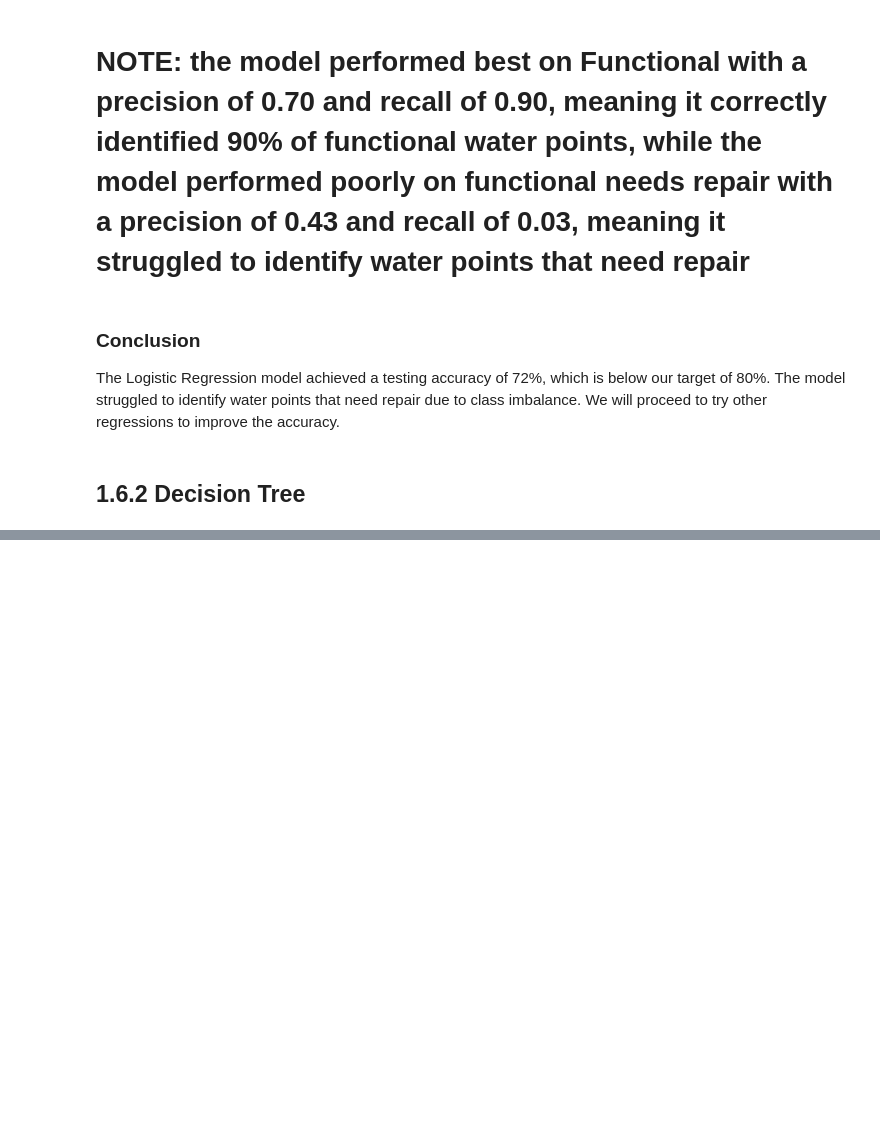
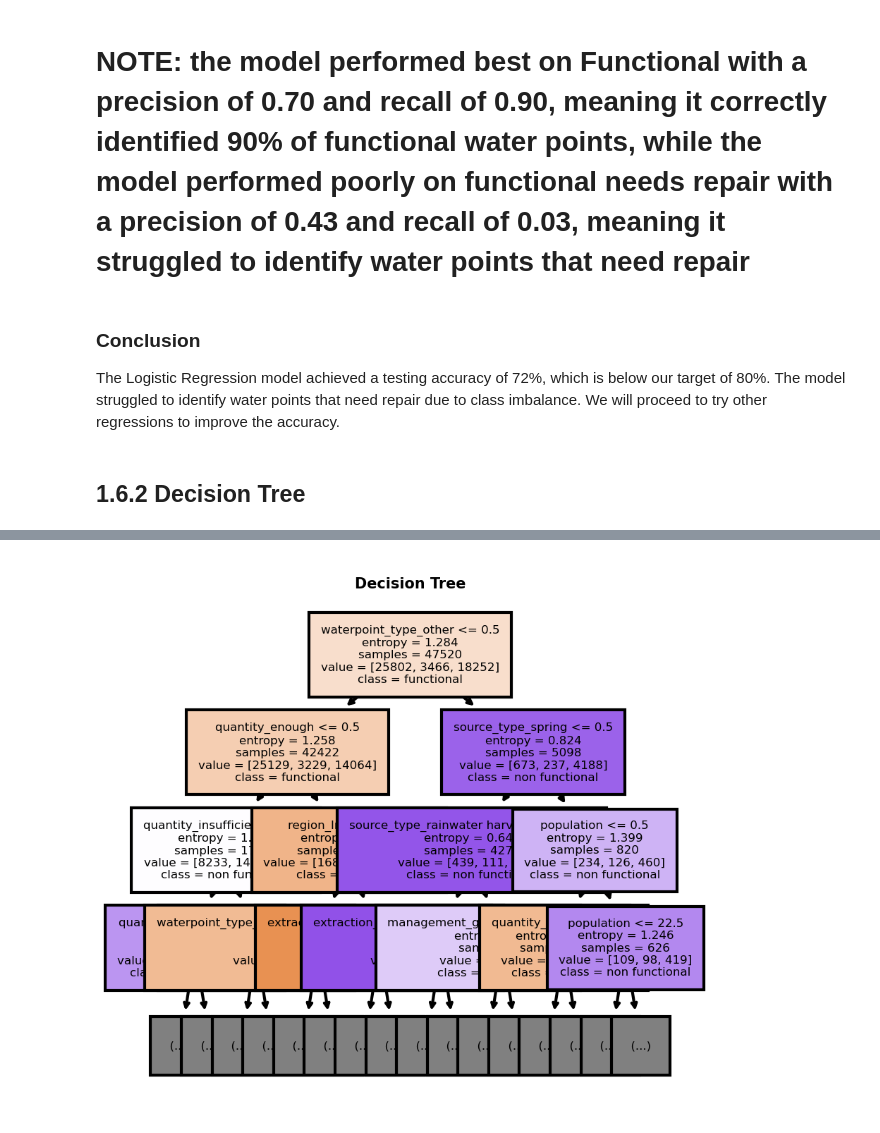
Before and after one commit to nduvawinnie/TANZANIAN_WATERWELL_PREDICTIVE_MODEL_REVIEW_1, a Jupyter notebook: PHASE_3_PROJECT/Tanzanian_water_wells.ipynb, the cells around one changed output, grey strips where cells are left out. Cells and saved outputs as stored; diff of their text form; code cells hidden in the pictures; blank space fills up the shorter version.

```diff
--- a/PHASE_3_PROJECT/Tanzanian_water_wells.ipynb
+++ b/PHASE_3_PROJECT/Tanzanian_water_wells.ipynb
@@ -1553,0 +1624,4 @@ to improve the accuracy.
+# %%
+# Instantiate and train the Decision Tree Classifier
+tdt = DecisionTreeClassifier(criterion='entropy', random_state=42)
+tdt.fit(X_train, y_train)
@@ -1553,0 +1643,13 @@ to improve the accuracy.
+# %%
+# Plotting the Decision Tree
+fig, axes = plt.subplots(nrows=1, ncols=1, figsize=(3, 3), dpi=300)
+tree.plot_tree(tdt,
+               feature_names=X.columns.tolist(),
+               class_names=np.unique(y).astype(str).tolist(),
+               filled=True,
+               max_depth=3,
+               fontsize=4)
+plt.title('Decision Tree', fontsize=5, fontweight='bold')
+plt.show()
+# %% [output]
+[figure, added]
```
Also changed, not shown: parts of 32 cells of this notebook.
